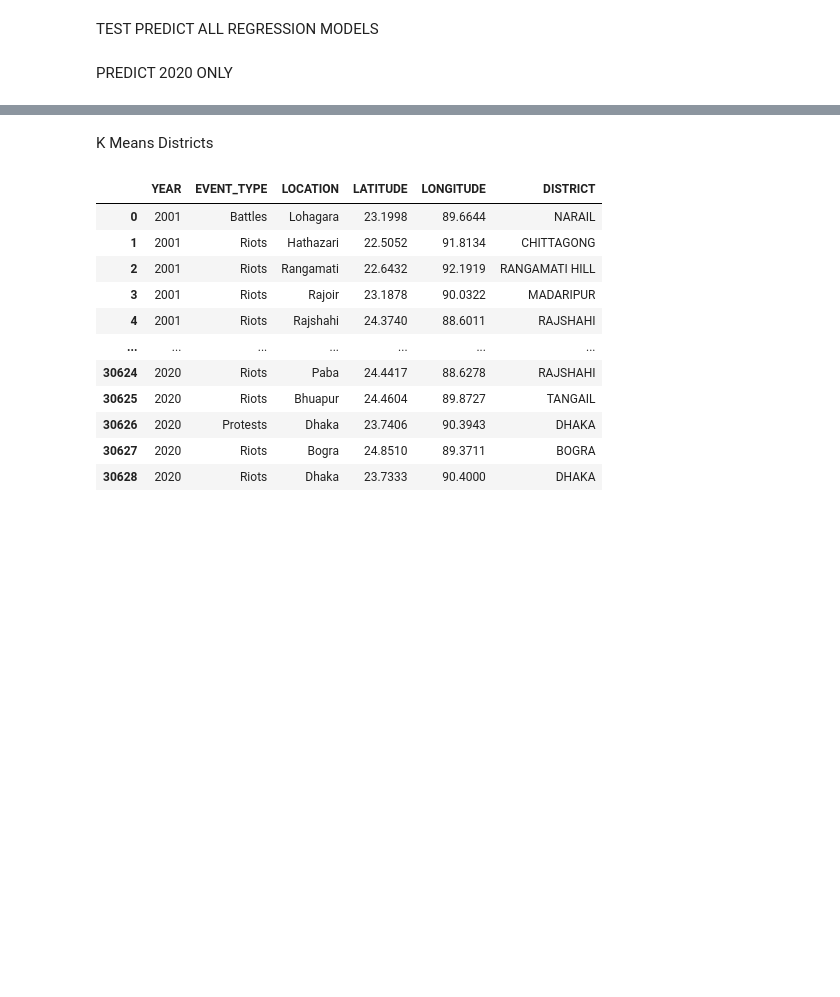
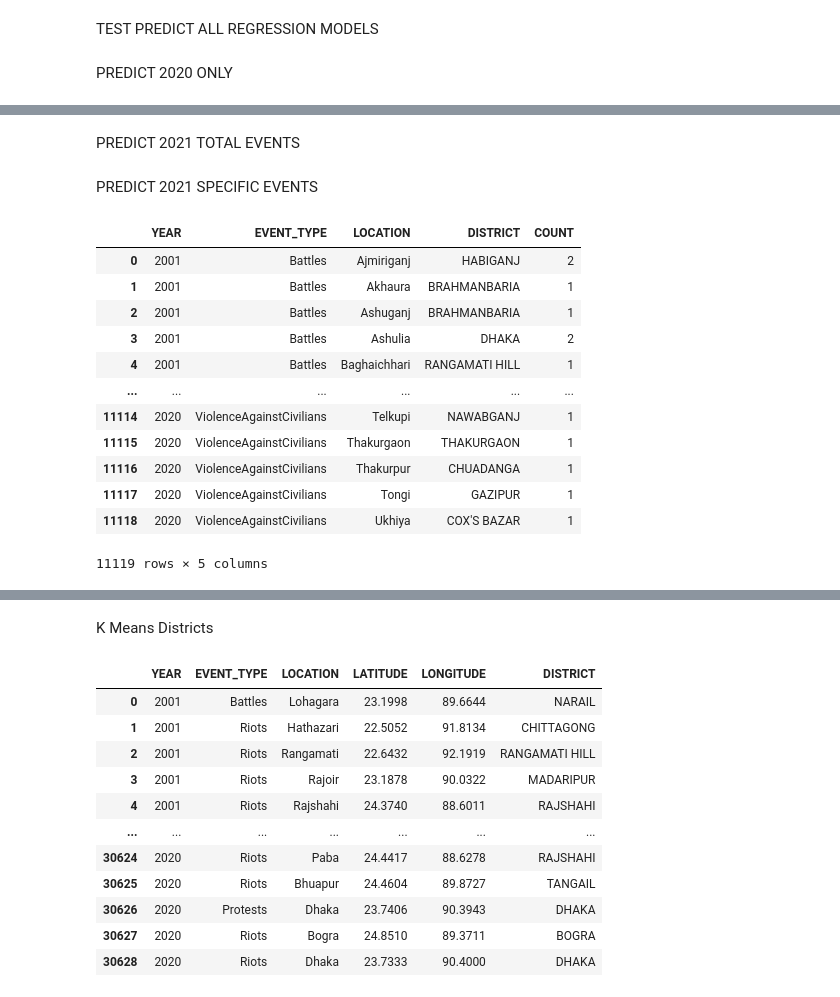
Before and after one commit to pavstar619/NahidSir_prototype_bdpolice_V2, a Jupyter notebook: NahidSir_ACLED_Prototype.ipynb, the cells around one changed output, grey strips where cells are left out. Cells and saved outputs as stored; diff of their text form; code cells hidden in the pictures; blank space fills up the shorter version.

```diff
--- a/NahidSir_ACLED_Prototype.ipynb
+++ b/NahidSir_ACLED_Prototype.ipynb
@@ -1209,0 +1141,2 @@ See the caveats in the documentation: https://pandas.pydata.org/pandas-docs/stab
+# %% [markdown]
+PREDICT 2021 TOTAL EVENTS
@@ -1209,0 +1161,19 @@ See the caveats in the documentation: https://pandas.pydata.org/pandas-docs/stab
+# %% [markdown]
+PREDICT 2021 SPECIFIC EVENTS
+# %%
+data2 = pd.read_excel('/content/gdrive/MyDrive/Thesis Mates/Thesis Part 2/ACLED Data & Paper Writing Guideline /Datasets/ACLED_Data_PrototypeV4.4(locationwise).xlsx')
+data2
+# %% [output]
+|  | YEAR | EVENT_TYPE | LOCATION | DISTRICT | COUNT |
+| 0 | 2001 | Battles | Ajmiriganj | HABIGANJ | 2 |
+| 1 | 2001 | Battles | Akhaura | BRAHMANBARIA | 1 |
+| 2 | 2001 | Battles | Ashuganj | BRAHMANBARIA | 1 |
+| 3 | 2001 | Battles | Ashulia | DHAKA | 2 |
+| 4 | 2001 | Battles | Baghaichhari | RANGAMATI HILL | 1 |
+| ... | ... | ... | ... | ... | ... |
+| 11114 | 2020 | ViolenceAgainstCivilians | Telkupi | NAWABGANJ | 1 |
+| 11115 | 2020 | ViolenceAgainstCivilians | Thakurgaon | THAKURGAON | 1 |
+| 11116 | 2020 | ViolenceAgainstCivilians | Thakurpur | CHUADANGA | 1 |
+| 11117 | 2020 | ViolenceAgainstCivilians | Tongi | GAZIPUR | 1 |
+| 11118 | 2020 | ViolenceAgainstCivilians | Ukhiya | COX'S BAZAR | 1 |
+11119 rows × 5 columns
```
Also changed, not shown: parts of 30 cells of this notebook.
